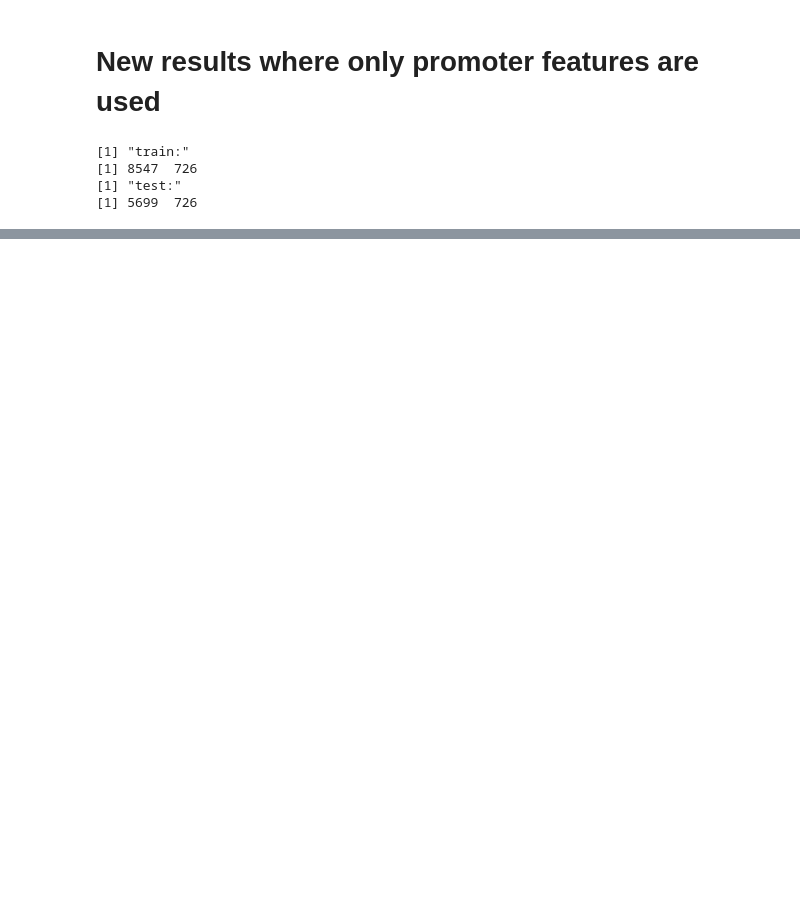
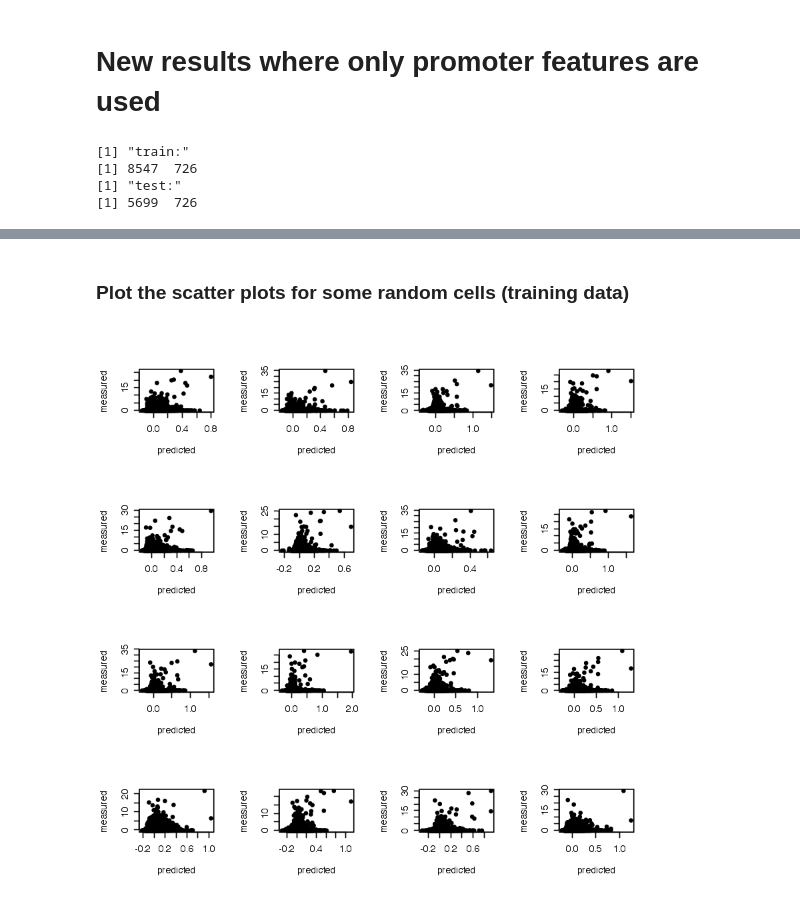
Before and after one commit to fba67/scMTL, a Jupyter notebook: sc_iPCs.ipynb, the cells around one changed output, grey strips where cells are left out. Drawn from its saved outputs; the diff is of its cells as text; code cells hidden in the pictures; blank space fills up the shorter version.

```diff
--- a/sc_iPCs.ipynb
+++ b/sc_iPCs.ipynb
@@ -212,0 +244,14 @@ print(dim(x.test))
+# %%
+pred.train <- cbind(1, x.train) %*% rbind(TGL.model$intercept, TGL.model$B)
+pred.test <- cbind(1, x.test) %*% rbind(TGL.model$intercept, TGL.model$B)
+# %% [markdown]
+### Plot the scatter plots for some random cells (training data)
+# %%
+n <- 16
+par(mfrow = c(sqrt(n), sqrt(n)))
+
+random.idx <- sample(ncol(pred.train))[seq(n)]
+for(i in seq(n))
+    plot(pred.train[, random.idx[i]], y.train[, random.idx[i]], pch= 20, xlab= "predicted", ylab= "measured")
+# %% [output]
+[figure, added]
```
Also changed, not shown: parts of 23 cells of this notebook.
